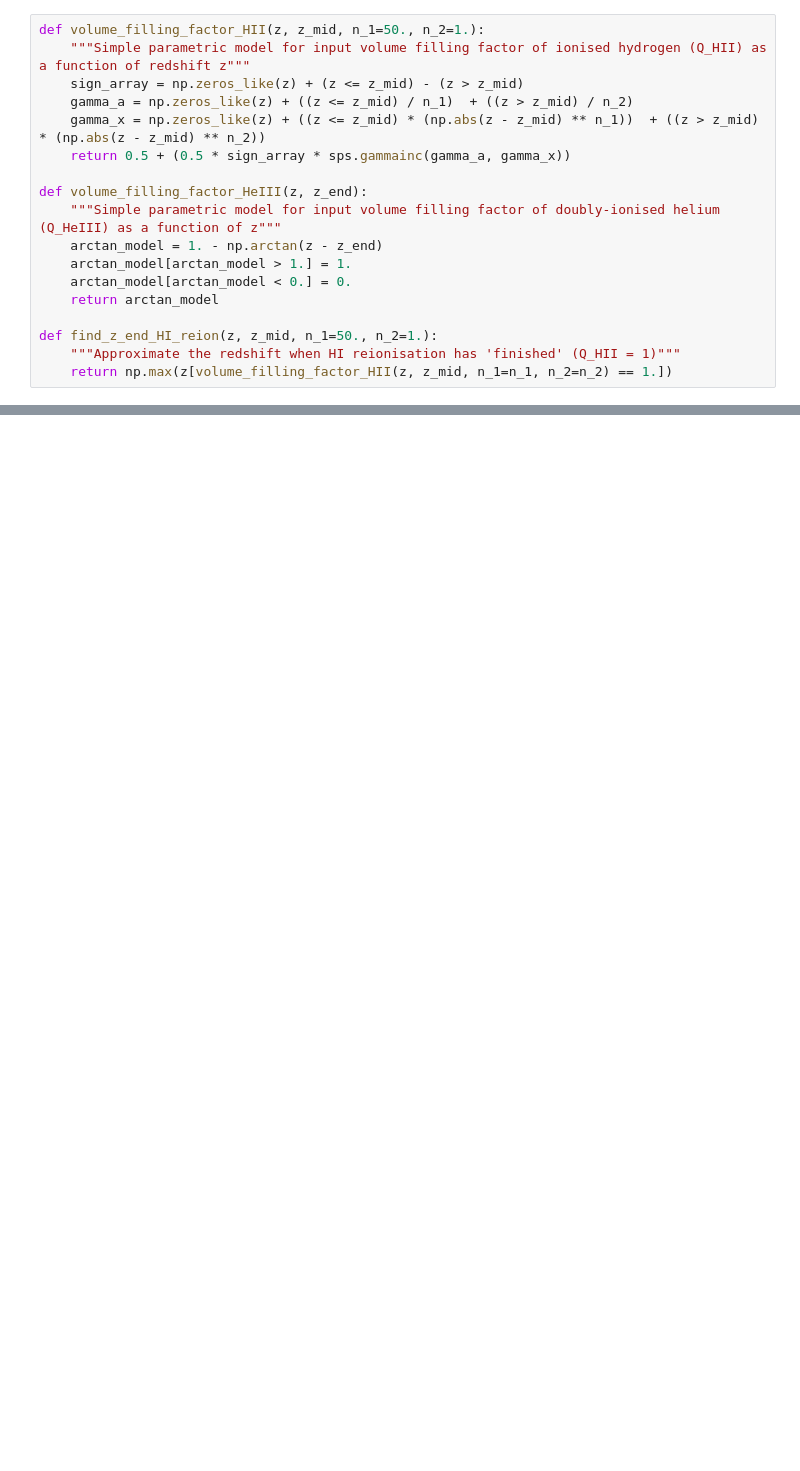
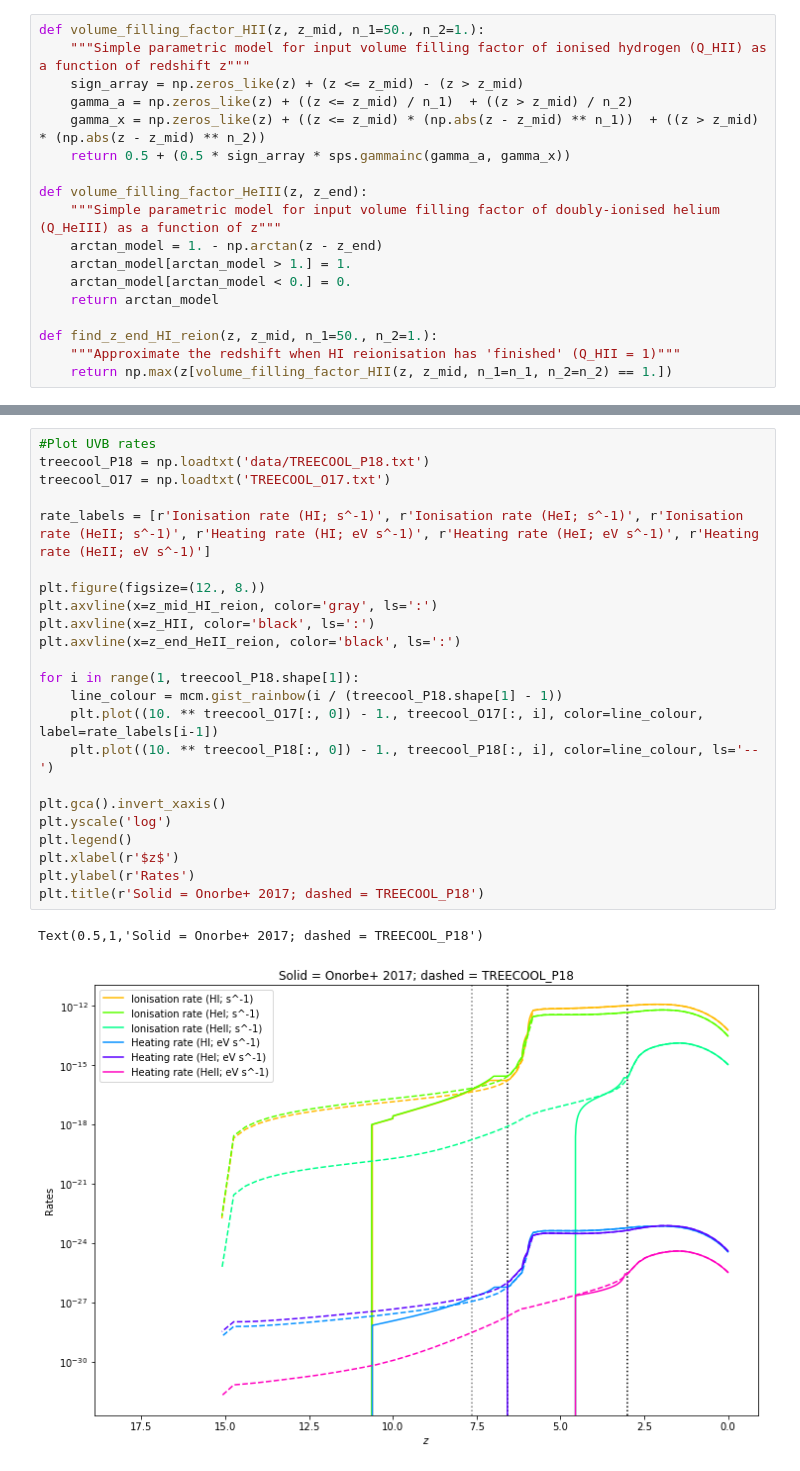
Before and after one commit to keirkwame/lya_emulator, a Jupyter notebook: lyaemu/gen_UVB.ipynb, the cells around one changed output, grey strips where cells are left out. Cells and saved outputs as stored; diff of their text form; blank space fills up the shorter version.

```diff
--- a/lyaemu/gen_UVB.ipynb
+++ b/lyaemu/gen_UVB.ipynb
@@ -96,0 +99,26 @@ NameError: name 'falpha' is not defined
+# %%
+#Plot UVB rates
+treecool_P18 = np.loadtxt('data/TREECOOL_P18.txt')
+treecool_O17 = np.loadtxt('TREECOOL_O17.txt')
+
+rate_labels = [r'Ionisation rate (HI; s^-1)', r'Ionisation rate (HeI; s^-1)', r'Ionisation rate (HeII; s^-1)', r'Heating rate (HI; eV s^-1)', r'Heating rate (HeI; eV s^-1)', r'Heating rate (HeII; eV s^-1)']
+
+plt.figure(figsize=(12., 8.))
+plt.axvline(x=z_mid_HI_reion, color='gray', ls=':')
+plt.axvline(x=z_HII, color='black', ls=':')
+plt.axvline(x=z_end_HeII_reion, color='black', ls=':')
+
+for i in range(1, treecool_P18.shape[1]):
+    line_colour = mcm.gist_rainbow(i / (treecool_P18.shape[1] - 1))
+    plt.plot((10. ** treecool_O17[:, 0]) - 1., treecool_O17[:, i], color=line_colour, label=rate_labels[i-1])
+    plt.plot((10. ** treecool_P18[:, 0]) - 1., treecool_P18[:, i], color=line_colour, ls='--')
+
+plt.gca().invert_xaxis()
+plt.yscale('log')
+plt.legend()
+plt.xlabel(r'$z$')
+plt.ylabel(r'Rates')
+plt.title(r'Solid = Onorbe+ 2017; dashed = TREECOOL_P18')
+# %% [output]
+Text(0.5,1,'Solid = Onorbe+ 2017; dashed = TREECOOL_P18')
+[figure, added]
```
Also changed, not shown: parts of 4 cells of this notebook, 1 other file.
